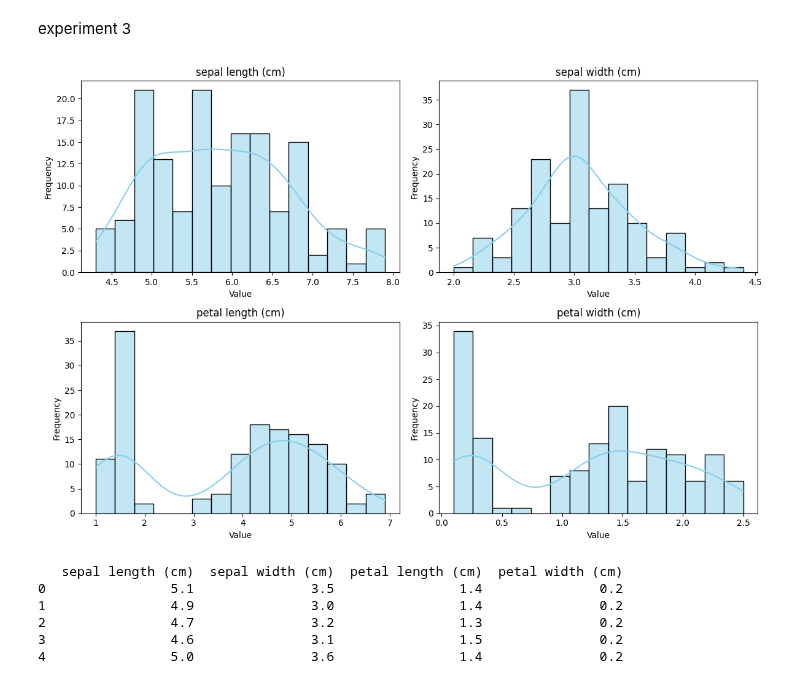
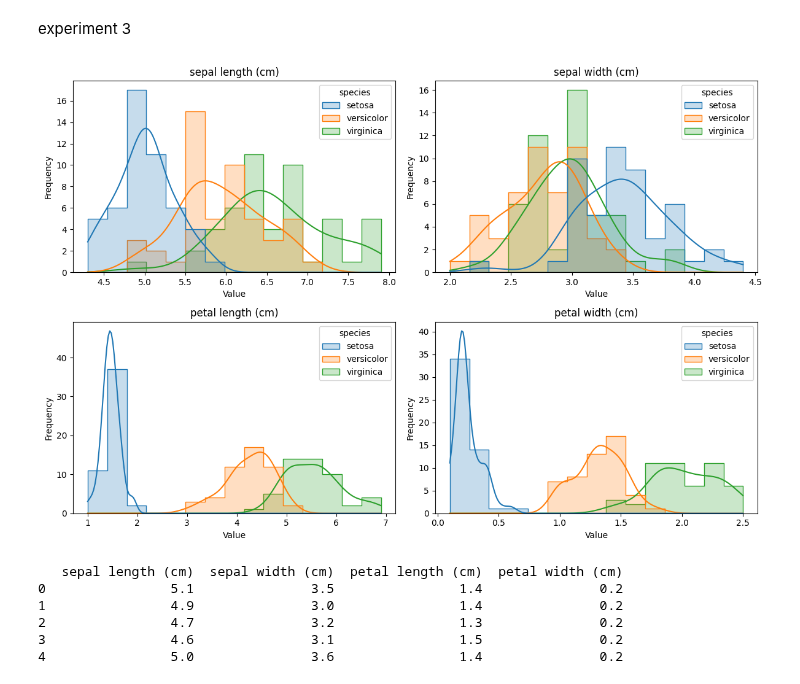
Before and after one commit to Gouri-Nandana11/MCA, a Jupyter notebook: Datascience.ipynb, the cells around one changed output. Drawn from its saved outputs; the diff is of its cells as text; code cells hidden in the pictures.

```diff
--- a/Datascience.ipynb
+++ b/Datascience.ipynb
@@ -619,27 +619,40 @@ experiment 3
 # %%
 from sklearn.datasets import load_iris
 import matplotlib.pyplot as plt
 import seaborn as sns
 import pandas as pd
 
 iris = load_iris()
 
 # Create DataFrame
 df = pd.DataFrame(iris.data, columns=iris.feature_names)
 
+# Add flower species
+df["species"] = iris.target_names[iris.target]
+
 plt.figure(figsize=(12, 8))
 
-for i, column in enumerate(df.columns):
+for i, column in enumerate(iris.feature_names):
+
     plt.subplot(2, 2, i + 1)
-    sns.histplot(df[column], bins=15, kde=True, color='skyblue')
+
+    sns.histplot(
+        data=df,
+        x=column,
+        hue="species",
+        bins=15,
+        kde=True,
+        element="step"
+    )
+
     plt.title(column)
     plt.xlabel("Value")
     plt.ylabel("Frequency")
 
 plt.tight_layout()
 plt.show()
 # %% [output]
-[figure, old version]
+[figure, new version]
 # %%
 from sklearn.datasets import load_iris
 import matplotlib.pyplot as plt
```
Also changed, not shown: parts of 7 cells of this notebook.
